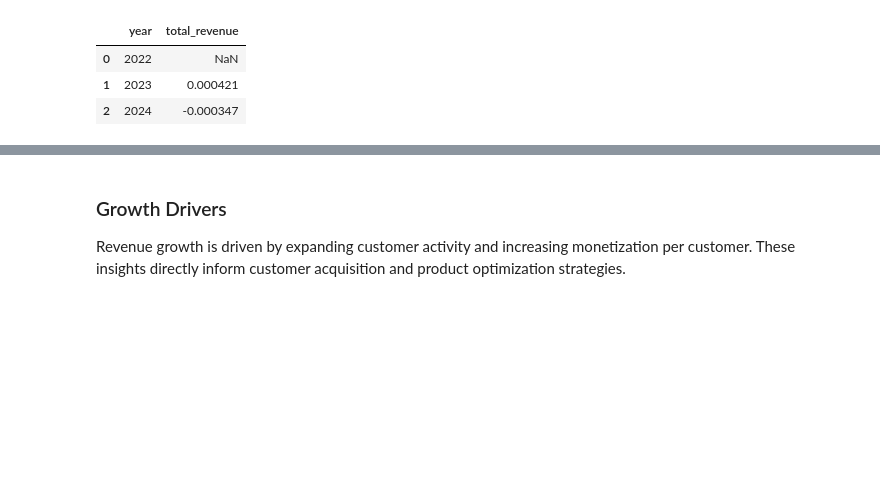
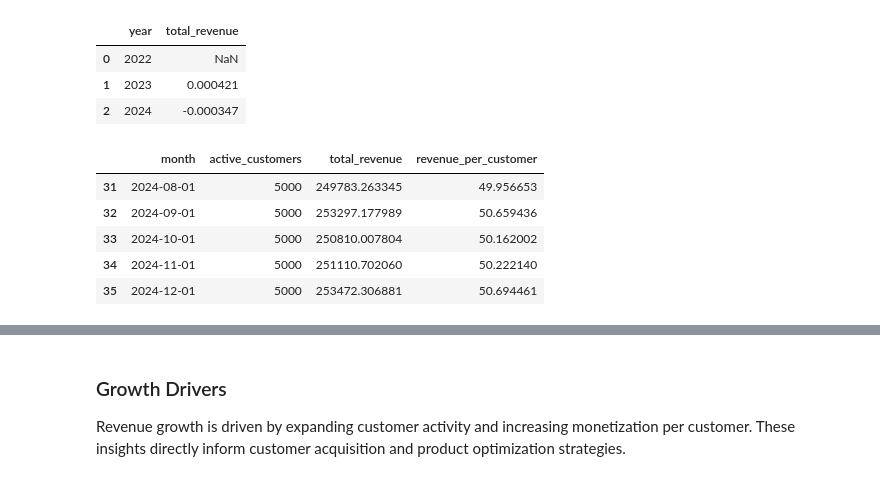
Before and after one commit to bwheeless7/data-portfolio, a Jupyter notebook: banking-revenue-forecasting/notebooks/02_revenue_forecasting_and_growth_modeling.ipynb, the cells around one changed output, grey strips where cells are left out. Saved outputs shown, nothing was run; the diff lists cells and outputs as text; code cells hidden in the pictures; blank space fills up the shorter version.

```diff
--- a/banking-revenue-forecasting/notebooks/02_revenue_forecasting_and_growth_modeling.ipynb
+++ b/banking-revenue-forecasting/notebooks/02_revenue_forecasting_and_growth_modeling.ipynb
@@ -76,3 +78,21 @@ growth
 | 0 | 2022 | NaN |
 | 1 | 2023 | 0.000421 |
 | 2 | 2024 | -0.000347 |
+# %%
+# Customer Engagement & Monetization Analysis
+
+monthly_customers = data.groupby("month")["customer_id"].nunique().reset_index(name="active_customers")
+
+monthly_revenue = data.groupby("month")["total_revenue"].sum().reset_index()
+
+engagement = monthly_customers.merge(monthly_revenue, on="month")
+engagement["revenue_per_customer"] = engagement["total_revenue"] / engagement["active_customers"]
+
+engagement.tail()
+# %% [output]
+|  | month | active_customers | total_revenue | revenue_per_customer |
+| 31 | 2024-08-01 | 5000 | 249783.263345 | 49.956653 |
+| 32 | 2024-09-01 | 5000 | 253297.177989 | 50.659436 |
+| 33 | 2024-10-01 | 5000 | 250810.007804 | 50.162002 |
+| 34 | 2024-11-01 | 5000 | 251110.702060 | 50.222140 |
+| 35 | 2024-12-01 | 5000 | 253472.306881 | 50.694461 |
```
Also changed, not shown: parts of 4 cells of this notebook, 1 other file.
